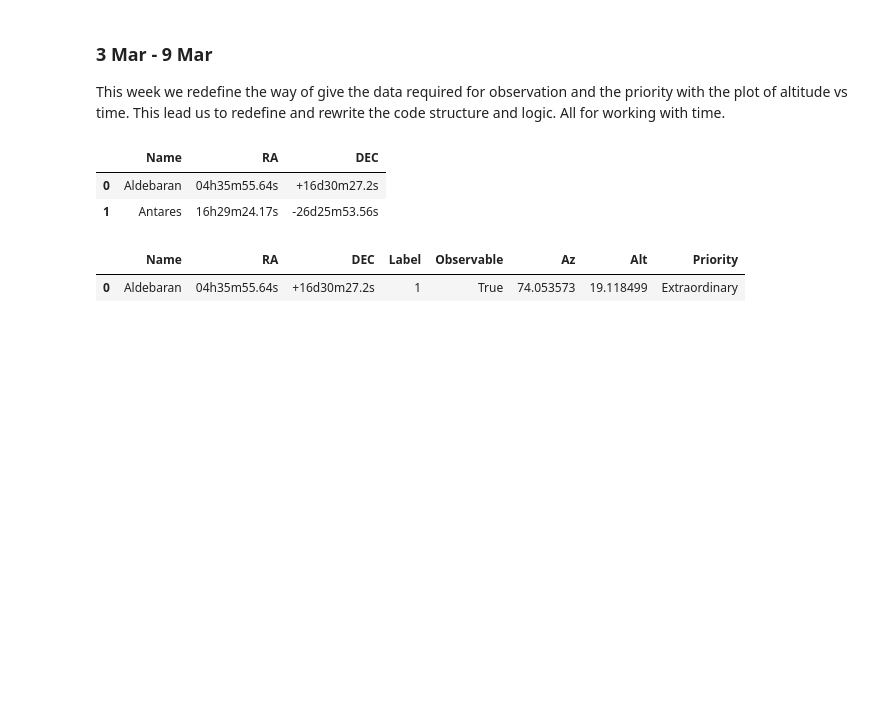
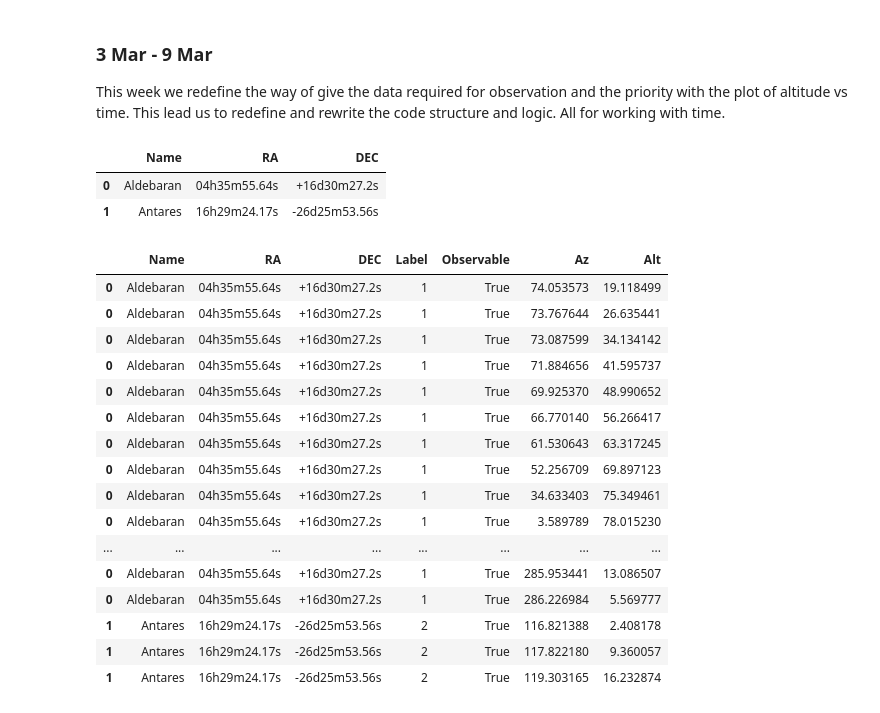
Before and after one commit to ccuellarn/Transient-Operation, a Jupyter notebook: Sketch.ipynb, the cells around one changed output. Drawn from its saved outputs; the diff is of its cells as text; code cells hidden in the pictures; blank space fills up the shorter version.

```diff
--- a/Sketch.ipynb
+++ b/Sketch.ipynb
@@ -87,6 +88,8 @@ def ConvertLaLo(observer):
 
     return convert
 
+ManyOb = len(alert) + 1
+
 alert
 # %% [output]
 |  | Name | RA | DEC |
@@ -125,7 +128,7 @@ def CreateTime(Date_i,Date_f,t_scale):
 
     return time_midnight + delta
 # %%
-def Observations(observer, alert, Date_i, Date_f,time_scale,limit):
+def Observations(observer, alert, Date_i, Date_f,time_scale,rango):
 
     #Definition of different variables:
     time = CreateTime(Date_i,Date_f,time_scale) #return a array
@@ -137,51 +140,59 @@ def Observations(observer, alert, Date_i, Date_f,time_scale,limit):
     Big_Data = []
 
     #Give the label of identification of each object
-    alert['Label'] = range(1, len(alert) + 1)
+    alert['Label'] = range(1, rango)
 
     #Establish the time slot
     for each_time in time:
 
         #For each time slot we need the data of the conditional about observations
 
         #Establish the coordinates with the correction from geocentric calculations of astropy
         celestial_coord = SkyCoord(ra=alert['RA'], dec=alert['DEC']) #Mantain the degrees units
 
         # Calculate the coordenates AltAz for the time and observer and transform the J2000 coordinate system for altaz
         altaz_coord = celestial_coord.transform_to( AltAz(obstime=each_time, location=observer) )
 
         # Determinate if its observable and a good observable (altitude > 33 degrees) in the altaz coordinate system, return a boolean.
         state  = altaz_coord.alt > 0*u.deg
 
         #Put the things together
         alert['Observable'] = state
         alert['Az'] = altaz_coord.az.deg
         alert['Alt'] = altaz_coord.alt.deg
 
         #Put the conditionals of a time slot on a dataframe in the format for better reading
         Data = alert.copy()
 
-        #With the DataFrame we can organice by the higher altitude
-        Data = (Data.sort_values(by='Alt', ascending=False, na_position='first'))
-
-        #Establish the priority or order of observation by a percent of the list. Because the list is organized by ascending altitude
-        p = [priority[0]]*int((98/100)*len(Data['Name'])) + [priority[1]]*int((70/100)*len(Data['Name'])) + [priority[2]]*int((40/100)*len(Data['Name'])) + [priority[3]]*int((20/100)*len(Data['Name']))
-
-        Data['Priority'] = p
-
-
-
         #Eliminate the observations who the state is false
         Data = Data[Data['Observable'] != False]
 
         #Put the dataframe in a list and the values of time
         Big_Data.append(Data)
 
-    return Big_Data
+    #With the DataFrame we can organice all the observations
+    final_data = pd.concat(Big_Data,axis=0)
 
-Data = Observations(observer, alert, date_i, date_f,timescale,limit)
+    return final_data
+
+Data = Observations(observer, alert, date_i, date_f,timescale,ManyOb)
 time = DeltaTime(date_i,date_f,timescale)
-Data[0]
+Data
 # %% [output]
-|  | Name | RA | DEC | Label | Observable | Az | Alt | Priority |
-| 0 | Aldebaran | 04h35m55.64s | +16d30m27.2s | 1 | True | 74.053573 | 19.118499 | Extraordinary |
+|  | Name | RA | DEC | Label | Observable | Az | Alt |
+| 0 | Aldebaran | 04h35m55.64s | +16d30m27.2s | 1 | True | 74.053573 | 19.118499 |
+| 0 | Aldebaran | 04h35m55.64s | +16d30m27.2s | 1 | True | 73.767644 | 26.635441 |
+| 0 | Aldebaran | 04h35m55.64s | +16d30m27.2s | 1 | True | 73.087599 | 34.134142 |
+| 0 | Aldebaran | 04h35m55.64s | +16d30m27.2s | 1 | True | 71.884656 | 41.595737 |
+| 0 | Aldebaran | 04h35m55.64s | +16d30m27.2s | 1 | True | 69.925370 | 48.990652 |
+| 0 | Aldebaran | 04h35m55.64s | +16d30m27.2s | 1 | True | 66.770140 | 56.266417 |
+| 0 | Aldebaran | 04h35m55.64s | +16d30m27.2s | 1 | True | 61.530643 | 63.317245 |
+| 0 | Aldebaran | 04h35m55.64s | +16d30m27.2s | 1 | True | 52.256709 | 69.897123 |
+| 0 | Aldebaran | 04h35m55.64s | +16d30m27.2s | 1 | True | 34.633403 | 75.349461 |
+| 0 | Aldebaran | 04h35m55.64s | +16d30m27.2s | 1 | True | 3.589789 | 78.015230 |
+| ... | ... | ... | ... | ... | ... | ... | ... |
+| 0 | Aldebaran | 04h35m55.64s | +16d30m27.2s | 1 | True | 285.953441 | 13.086507 |
+| 0 | Aldebaran | 04h35m55.64s | +16d30m27.2s | 1 | True | 286.226984 | 5.569777 |
+| 1 | Antares | 16h29m24.17s | -26d25m53.56s | 2 | True | 116.821388 | 2.408178 |
+| 1 | Antares | 16h29m24.17s | -26d25m53.56s | 2 | True | 117.822180 | 9.360057 |
+| 1 | Antares | 16h29m24.17s | -26d25m53.56s | 2 | True | 119.303165 | 16.232874 |
```
Also changed, not shown: parts of 4 cells of this notebook, 1 other file.
